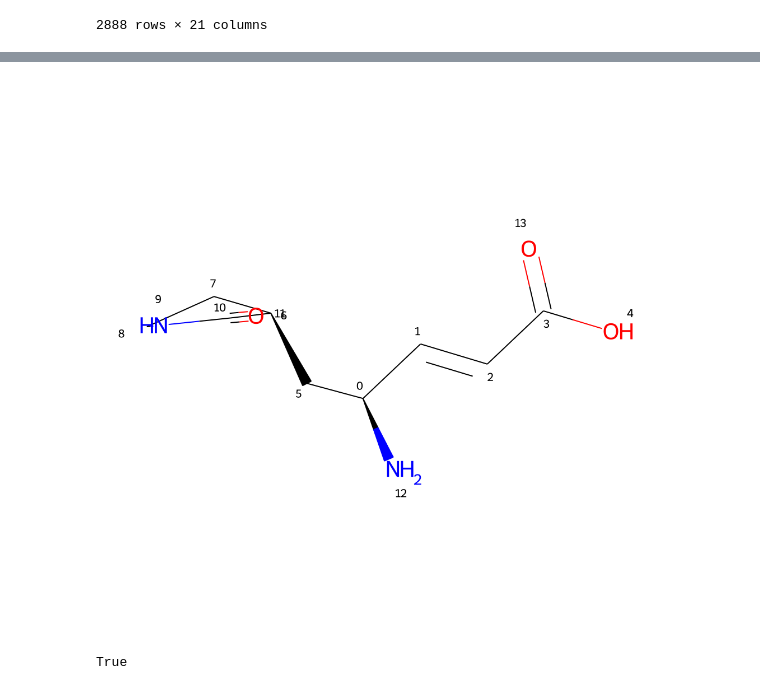
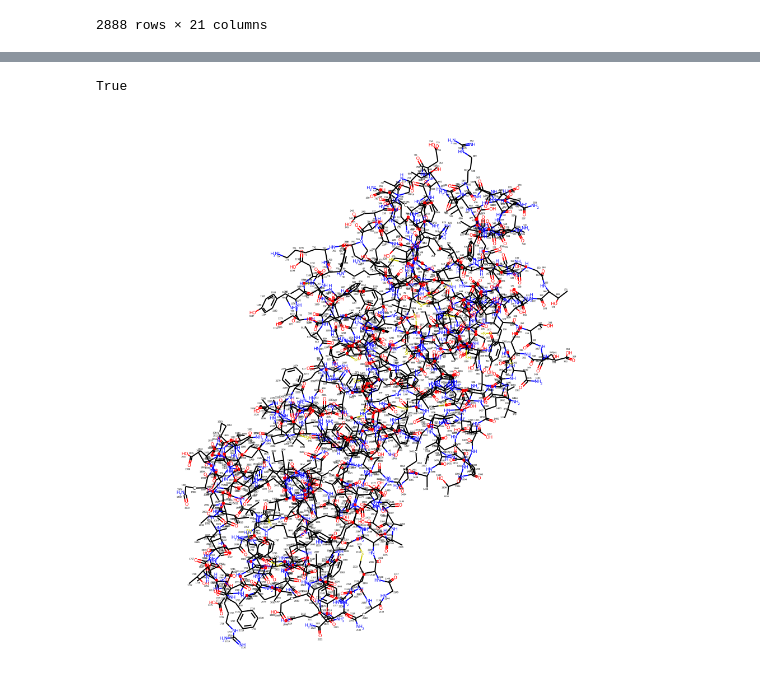
Before and after one commit to ViDok-BK/nearest_amino_acid, a Jupyter notebook: Visualize.ipynb, the cells around one changed output, grey strips where cells are left out. Drawn from its saved outputs; the diff is of its cells as text; code cells hidden in the pictures.

Commit message:
Update data and env

```diff
--- a/Visualize.ipynb
+++ b/Visualize.ipynb
@@ -69,10 +89,11 @@ True
+# %%
+receptors_sdf = SDMolSupplier("data/receptors/SDF/Receptor_vidok.sdf")
+receptor = receptors_sdf[0]
+receptor != None
+# %% [output]
+True
 # %%
-ligand
-# MolToImage(ligand, size=(500, 500))
+receptor
+# MolToImage(receptor, size=(500, 500))
 # %% [output]
-[figure, old version]
+[figure, new version]
-# %%
-receptor = MolFromPDBFile("data/receptors/Receptor_vidok.pdb")
-receptor != None
-# %% [output]
-True
```
Also changed, not shown: parts of 14 cells of this notebook, 4 other files.
